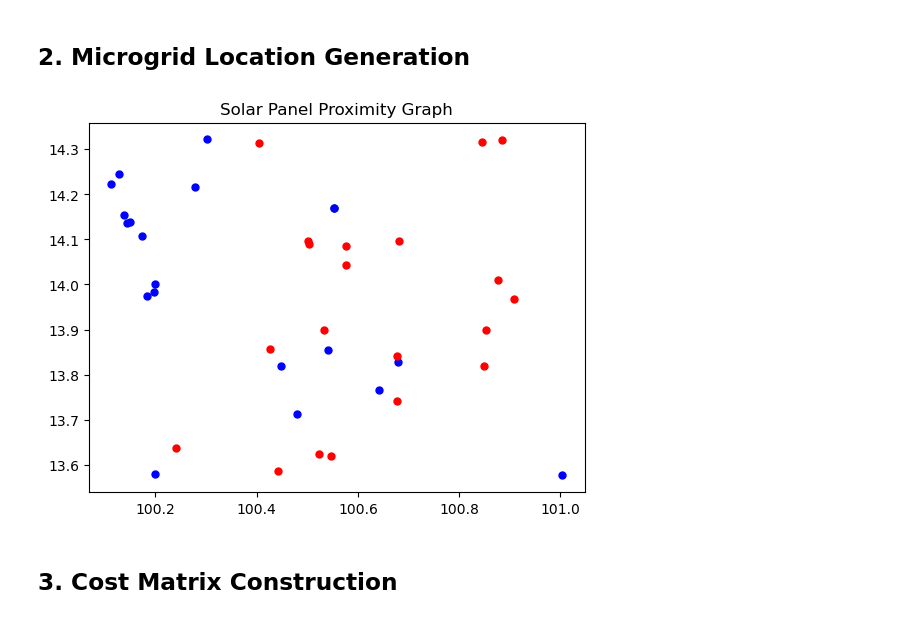
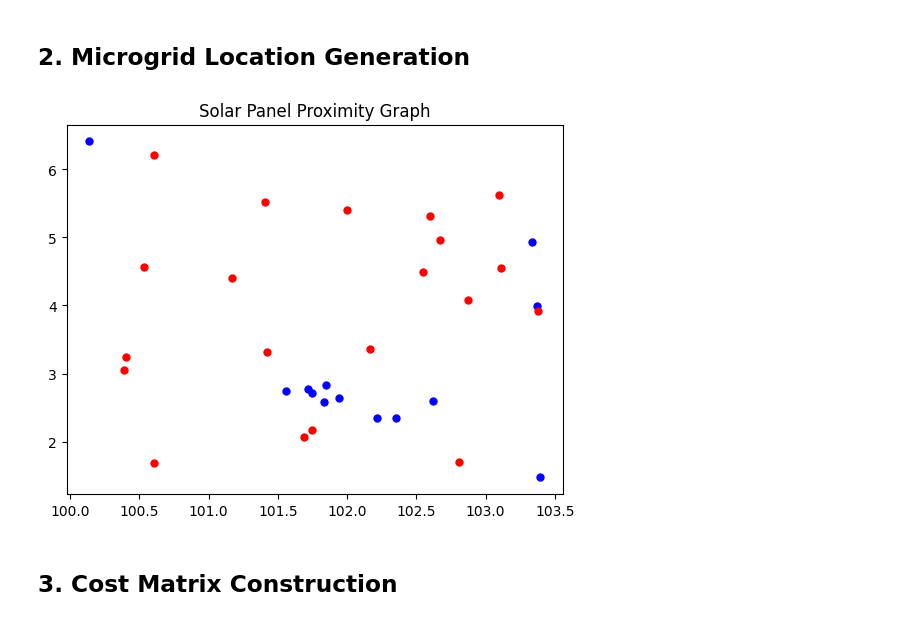
Before and after one commit to TreeratKJ/QRenew, a Jupyter notebook: notebooks/optimal_microgrid.ipynb, the cells around one changed output. Saved outputs shown, nothing was run; the diff lists cells and outputs as text; code cells hidden in the pictures.

```diff
--- a/notebooks/optimal_microgrid.ipynb
+++ b/notebooks/optimal_microgrid.ipynb
@@ -24,6 +24,6 @@ from geopy.distance import geodesic
 import networkx as nx
 
 # Load the dataset
-df = pd.read_csv(path+'/SolarPowerPlants_TH.csv', delimiter=',', skiprows=1)
+df = pd.read_csv(path+'/Peninsula_pp.csv', delimiter=',', skiprows=0)
 df
 # %% [output]
@@ -66,20 +63,21 @@ pplat, pplong = zip(*locations.values())
 # %%
 # Generate microgrid locations
 num_microgrids = 20 ## number of microgrids
-random_lat = np.random.uniform(min(lat), max(lat), size=4*num_microgrids)
-lat_choices = np.random.choice(random_lat, size=num_microgrids, replace=False)
+random = np.random.default_rng(seed=45)
+random_lat = random.uniform(min(lat), max(lat), size=4*num_microgrids)
+lat_choices = random.choice(random_lat, size=num_microgrids, replace=False)
 
-random_long = np.random.uniform(min(long), max(long), size=4*num_microgrids)
-long_choices = np.random.choice(random_long, size=num_microgrids, replace=False)
+random_long = random.uniform(min(long), max(long), size=4*num_microgrids)
+long_choices = random.choice(random_long, size=num_microgrids, replace=False)
 
 # Visualize Graph
 fig, ax = plt.subplots()
 ax.plot(long, lat, 'o', markersize=5, color='blue')
 ax.plot(long_choices, lat_choices, 'o', markersize=5, color='red')
 plt.title("Solar Panel Proximity Graph")
 plt.show()
 # %% [output]
-[figure, old version]
+[figure, new version]
 # %% [markdown]
 ## 3. Cost Matrix Construction
 # %%
```
Also changed, not shown: parts of 9 cells of this notebook, 39 other files.
